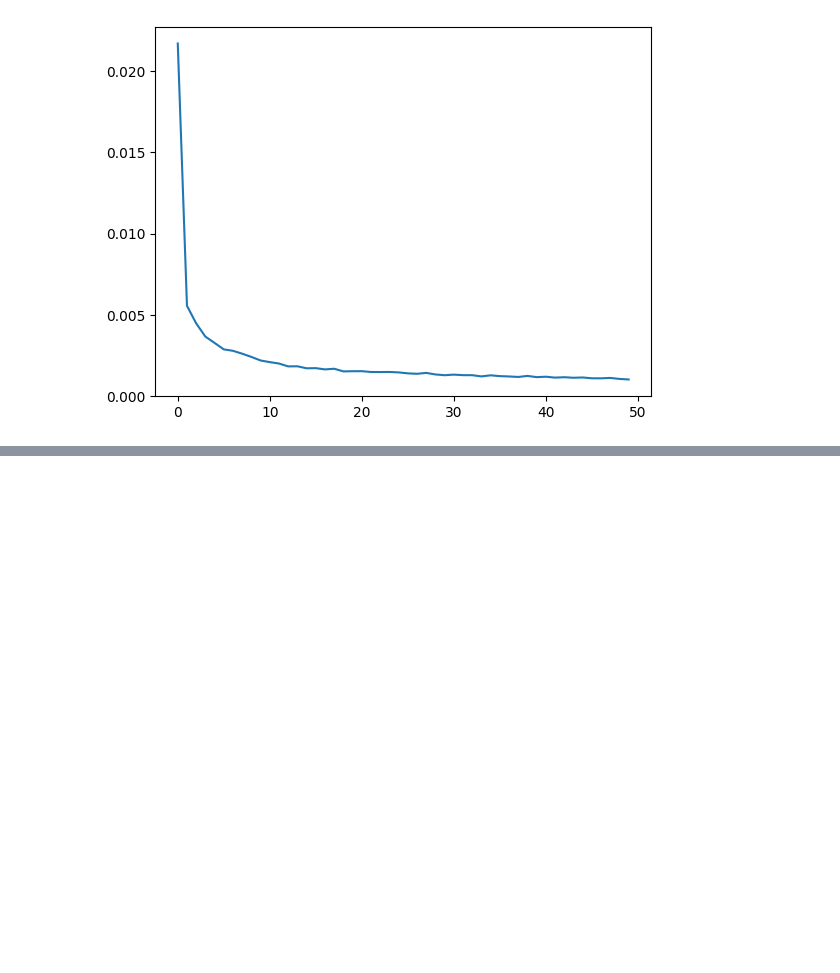
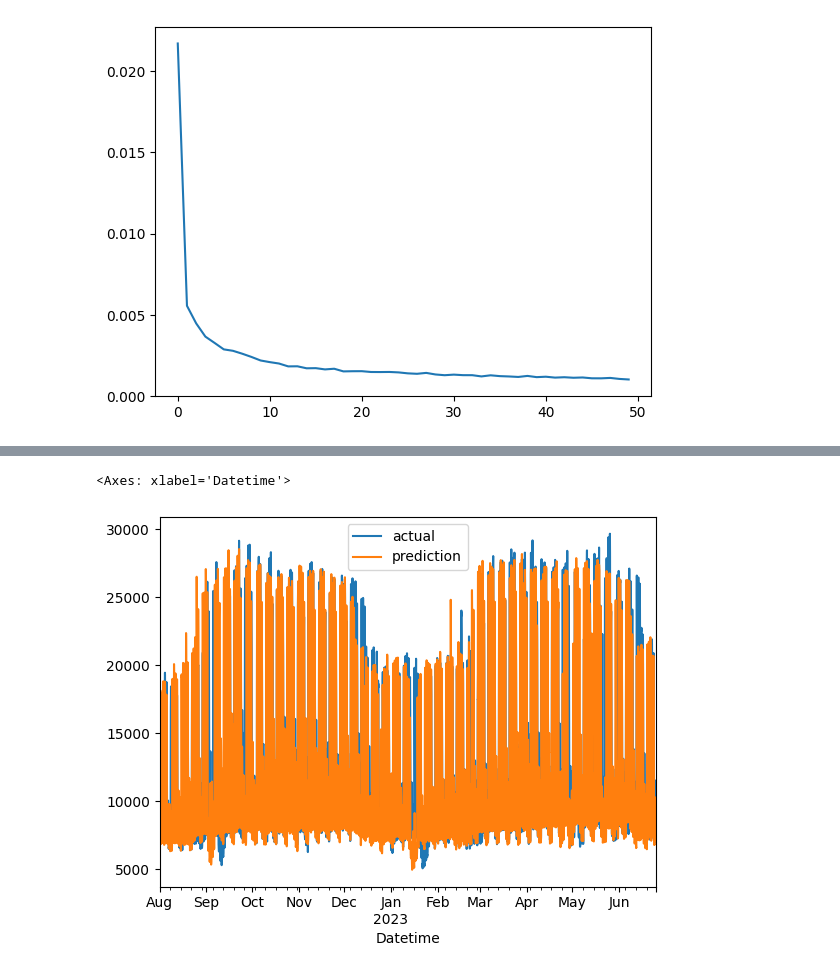
Before and after one commit to choijian/Care4All-AI-Model, a Jupyter notebook: lstm_modeling.ipynb, the cells around one changed output, grey strips where cells are left out. Cells and saved outputs as stored; diff of their text form; code cells hidden in the pictures; blank space fills up the shorter version.

```diff
--- a/lstm_modeling.ipynb
+++ b/lstm_modeling.ipynb
@@ -196,3 +197,16 @@ Test Score: 544.48 RMSE
+# %%
+val_train  = pd.DataFrame() #예측값 검증을 위한 df 생성
+
+trainPredict = pd.DataFrame(trainPredict)
+trainPredict.index = train[:len(trainPredict)].index #실제 test 범위에 해당하는 index 매칭
+
+val_train['actual'] = train[:len(trainPredict)] #실제 값 할당
+val_train['prediction'] = trainPredict #예측한 값 할당
+
+val_train.plot()
+# %% [output]
+<Axes: xlabel='Datetime'>
+[figure, added]
 # %%
 val_test = pd.DataFrame() #예측값 검증을 위한 df 생성
 
```
Also changed, not shown: parts of 3 cells of this notebook, 1 other file.
